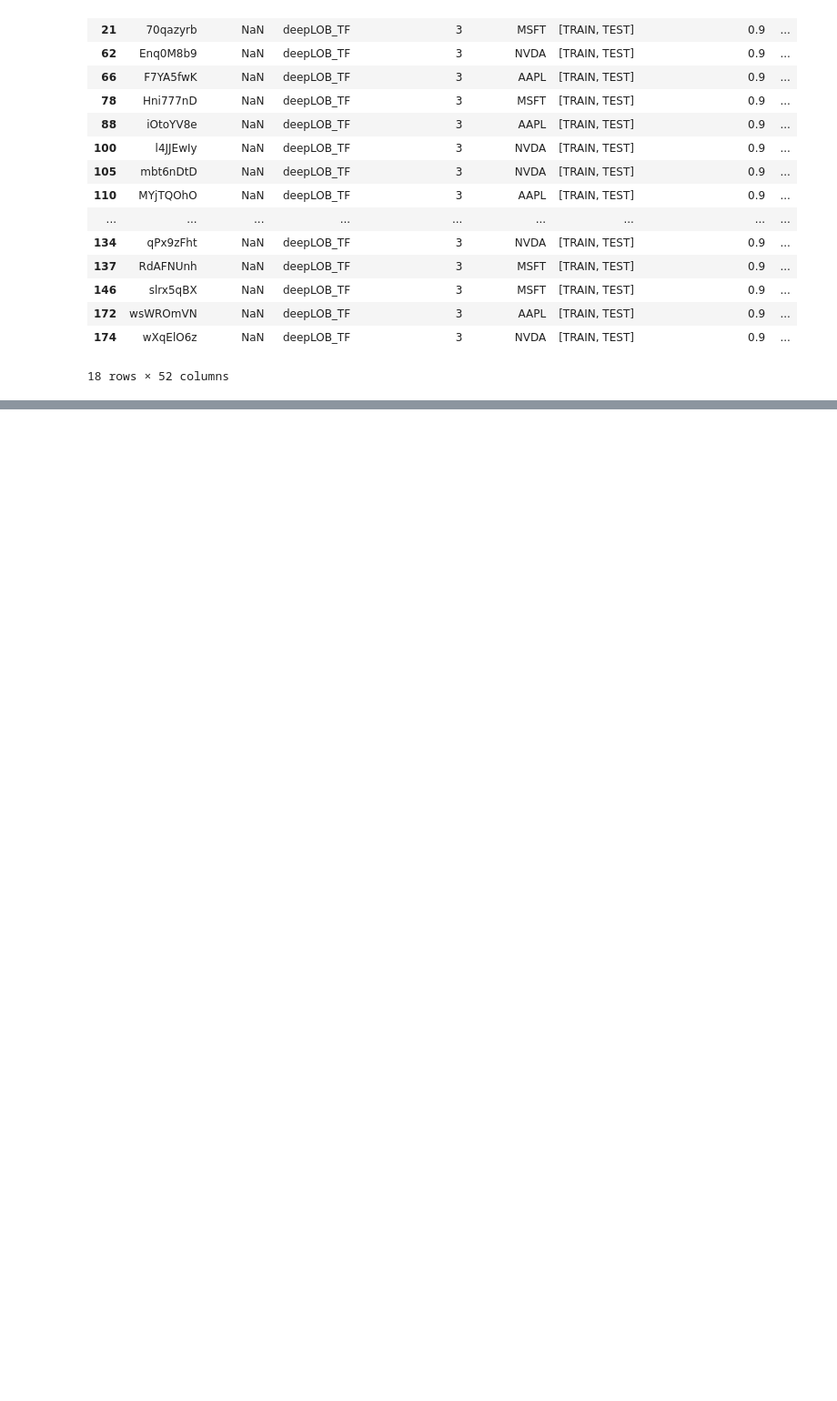
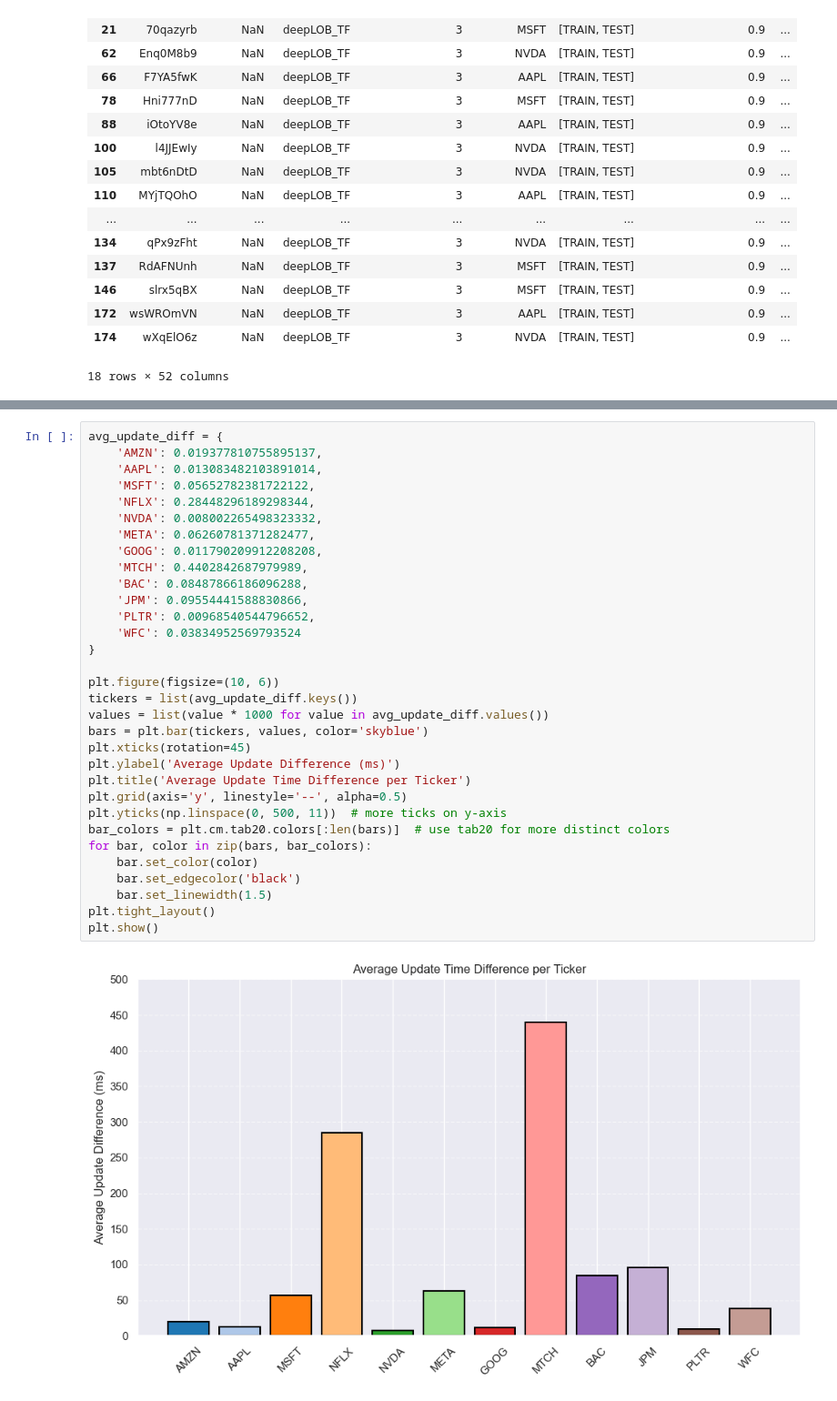
Before and after one commit to benhunt19/deep-lob-project, a Jupyter notebook: src/notebooks/resultsExploration.ipynb, the cells around one changed output, grey strips where cells are left out. Shown: that part at 91% size. Saved outputs shown, nothing was run; the diff lists cells and outputs as text; blank space fills up the shorter version.

```diff
--- a/src/notebooks/resultsExploration.ipynb
+++ b/src/notebooks/resultsExploration.ipynb
@@ -441,3 +441,37 @@ Ticker: CSCO, Average Update difference: 0.04036218581027897
 Ticker: NFLX, Average Update difference: 0.28448296189298344
 Ticker: NVDA, Average Update difference: 0.008002265498323332
 Ticker: TSLA, Average Update difference: 0.09110526379624949
+# %%
+avg_update_diff = {
+    'AMZN': 0.019377810755895137,
+    'AAPL': 0.013083482103891014,
+    'MSFT': 0.05652782381722122,
+    'NFLX': 0.28448296189298344,
+    'NVDA': 0.008002265498323332,
+    'META': 0.06260781371282477,
+    'GOOG': 0.011790209912208208,
+    'MTCH': 0.4402842687979989,
+    'BAC': 0.08487866186096288,
+    'JPM': 0.09554441588830866,
+    'PLTR': 0.00968540544796652,
+    'WFC': 0.03834952569793524
+}
+
+plt.figure(figsize=(10, 6))
+tickers = list(avg_update_diff.keys())
+values = list(value * 1000 for value in avg_update_diff.values())
+bars = plt.bar(tickers, values, color='skyblue')
+plt.xticks(rotation=45)
+plt.ylabel('Average Update Difference (ms)')
+plt.title('Average Update Time Difference per Ticker')
+plt.grid(axis='y', linestyle='--', alpha=0.5)
+plt.yticks(np.linspace(0, 500, 11))  # more ticks on y-axis
+bar_colors = plt.cm.tab20.colors[:len(bars)]  # use tab20 for more distinct colors
+for bar, color in zip(bars, bar_colors):
+    bar.set_color(color)
+    bar.set_edgecolor('black')
+    bar.set_linewidth(1.5)
+plt.tight_layout()
+plt.show()
+# %% [output]
+[figure, added]
```
Also changed, not shown: parts of 8 cells of this notebook, 17 other files.
